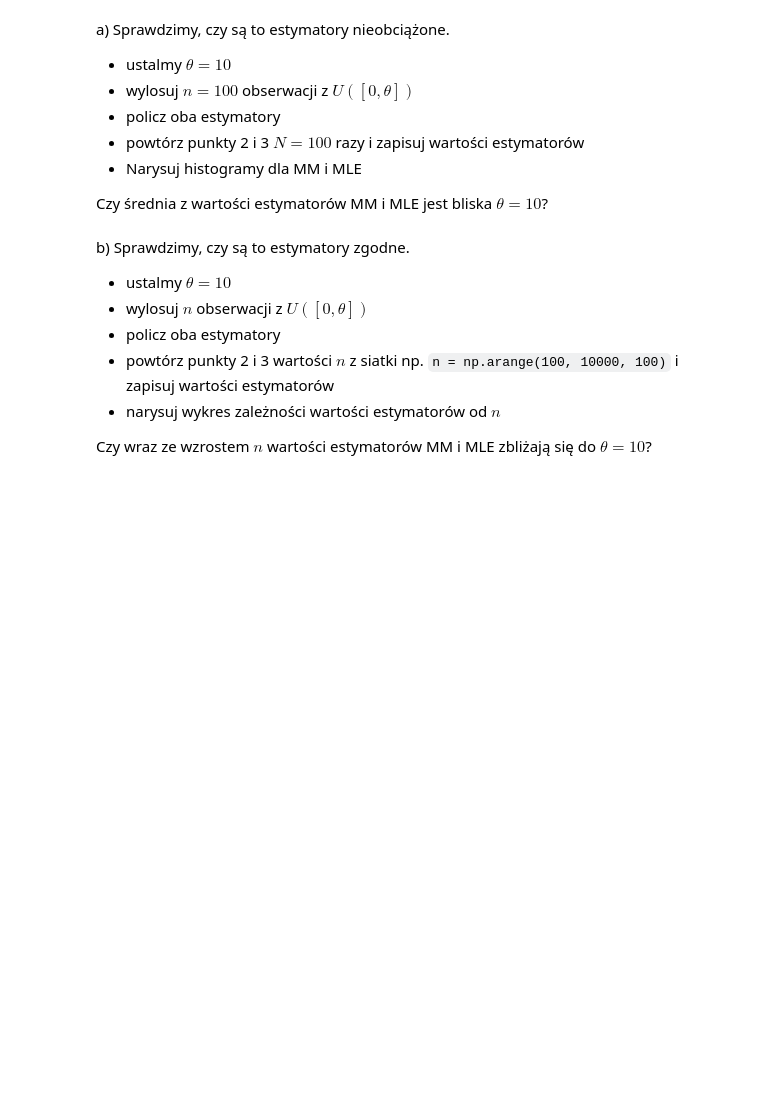
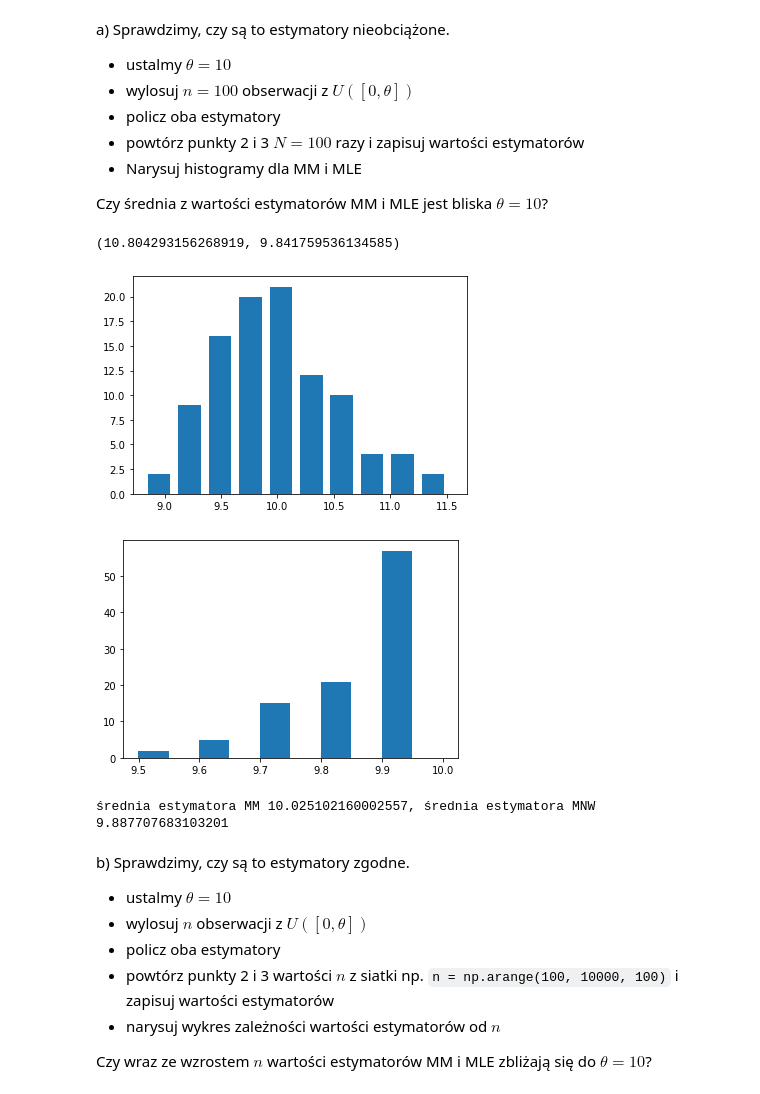
Before and after one commit to MalgosiaL/stat_prob_2020_10, a Jupyter notebook: niedziela_lab.ipynb, the cells around one changed output. Drawn from its saved outputs; the diff is of its cells as text; code cells hidden in the pictures; blank space fills up the shorter version.

```diff
--- a/niedziela_lab.ipynb
+++ b/niedziela_lab.ipynb
@@ -255,3 +292,39 @@ a) Sprawdzimy, czy są to estymatory nieobciążone.
  - Narysuj histogramy dla MM i MLE
 
 Czy średnia z wartości estymatorów MM i MLE jest bliska $\theta = 10$?
+# %%
+theta = 10
+n = 100
+X = stats.uniform(0, theta) # tworzymy zm. losową
+x = X.rvs(n)
+
+estMM = 2*np.mean(x)
+estMNW = np.max(x)
+estMM, estMNW
+
+# powtórzyć N razy i narysować histogramy estymatorów
+# %% [output]
+(10.804293156268919, 9.841759536134585)
+# %%
+theta = 10
+n = 100
+X = stats.uniform(0, theta)
+wynikiMM = []
+wynikiMNW = []
+for i in range(100):
+    x = X.rvs(n)
+    thetaMM = 2 *  x.mean()
+    thetaMNW = x.max()
+    wynikiMM.append(thetaMM)
+    wynikiMNW.append(thetaMNW)
+
+plt.figure()
+plt.hist(wynikiMM, bins = 10, width=0.2)
+plt.figure()
+plt.hist(wynikiMNW, bins = 5, width=0.05)
+plt.show()
+print('średnia estymatora MM {}, średnia estymatora MNW {}'.format(np.array(wynikiMM).mean(), np.array(wynikiMNW).mean()))
+# %% [output]
+[figure, added]
+[figure, added]
+średnia estymatora MM 10.025102160002557, średnia estymatora MNW 9.887707683103201
```
Also changed, not shown: parts of 9 cells of this notebook.
